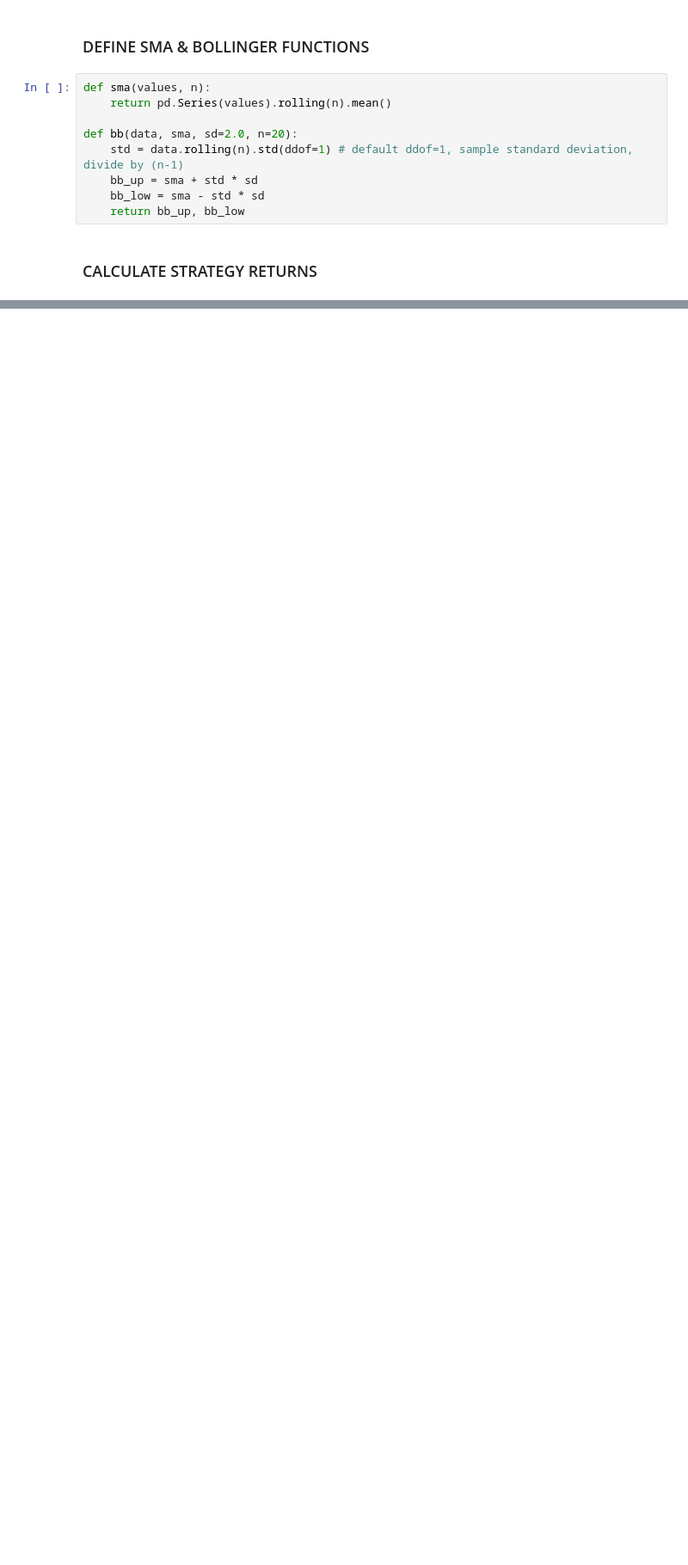
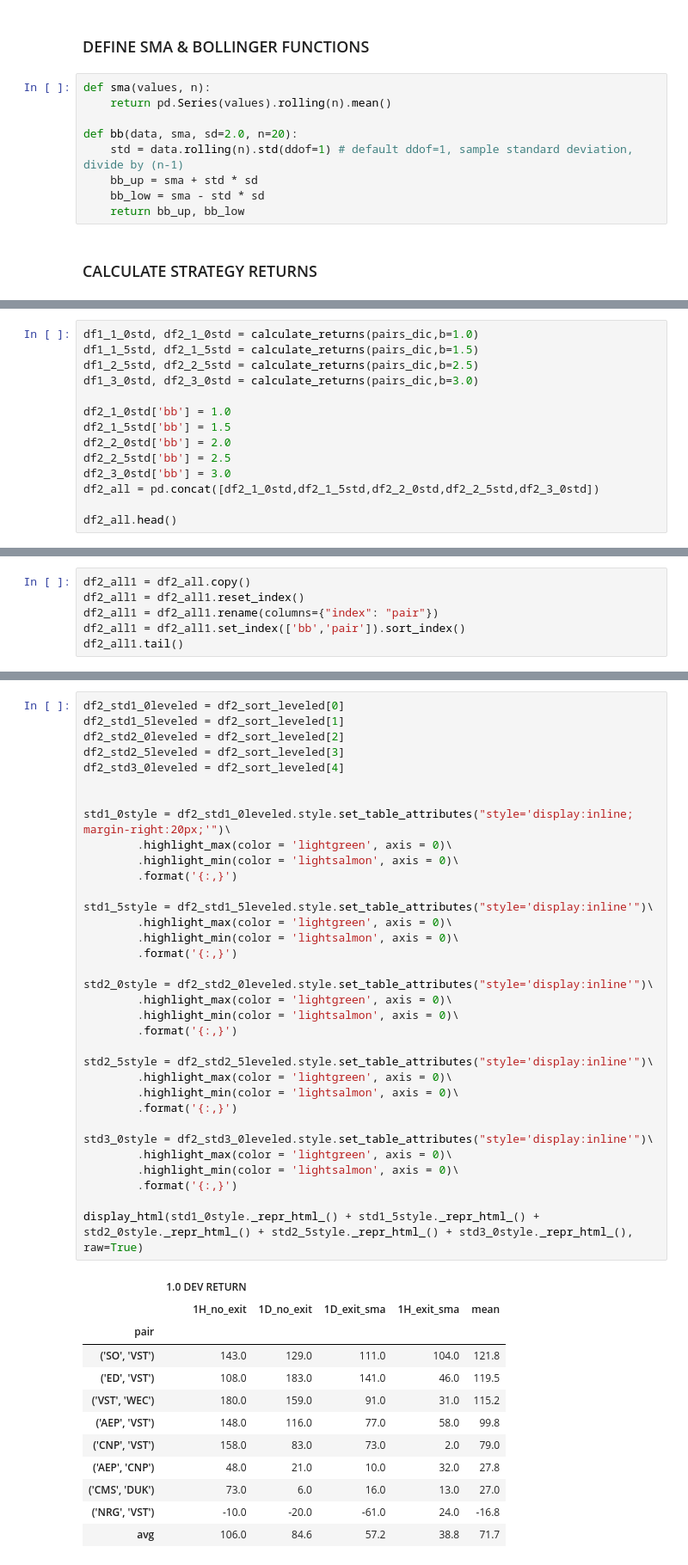
Before and after one commit to ozdemirozcelik/coint-tools, a Jupyter notebook: 7-summary-backtest.ipynb, the cells around one changed output, grey strips where cells are left out. Shown: that part at 86% size. Drawn from its saved outputs; the diff is of its cells as text; blank space fills up the shorter version.

```diff
--- a/7-summary-backtest.ipynb
+++ b/7-summary-backtest.ipynb
@@ -422,0 +469,14 @@ Return% (costs inc.)
+# %%
+df1_1_0std, df2_1_0std = calculate_returns(pairs_dic,b=1.0)
+df1_1_5std, df2_1_5std = calculate_returns(pairs_dic,b=1.5)
+df1_2_5std, df2_2_5std = calculate_returns(pairs_dic,b=2.5)
+df1_3_0std, df2_3_0std = calculate_returns(pairs_dic,b=3.0)
+
+df2_1_0std['bb'] = 1.0
+df2_1_5std['bb'] = 1.5
+df2_2_0std['bb'] = 2.0
+df2_2_5std['bb'] = 2.5
+df2_3_0std['bb'] = 3.0
+df2_all = pd.concat([df2_1_0std,df2_1_5std,df2_2_0std,df2_2_5std,df2_3_0std])
+
+df2_all.head()
@@ -422,0 +492,6 @@ Return% (costs inc.)
+# %%
+df2_all1 = df2_all.copy()
+df2_all1 = df2_all1.reset_index()
+df2_all1 = df2_all1.rename(columns={"index": "pair"})
+df2_all1 = df2_all1.set_index(['bb','pair']).sort_index()
+df2_all1.tail()
@@ -422,0 +531,47 @@ Return% (costs inc.)
+# %%
+df2_std1_0leveled = df2_sort_leveled[0]
+df2_std1_5leveled = df2_sort_leveled[1]
+df2_std2_0leveled = df2_sort_leveled[2]
+df2_std2_5leveled = df2_sort_leveled[3]
+df2_std3_0leveled = df2_sort_leveled[4]
+
+
+std1_0style = df2_std1_0leveled.style.set_table_attributes("style='display:inline; margin-right:20px;'")\
+        .highlight_max(color = 'lightgreen', axis = 0)\
+        .highlight_min(color = 'lightsalmon', axis = 0)\
+        .format('{:,}')
+
+std1_5style = df2_std1_5leveled.style.set_table_attributes("style='display:inline'")\
+        .highlight_max(color = 'lightgreen', axis = 0)\
+        .highlight_min(color = 'lightsalmon', axis = 0)\
+        .format('{:,}')
+
+std2_0style = df2_std2_0leveled.style.set_table_attributes("style='display:inline'")\
+        .highlight_max(color = 'lightgreen', axis = 0)\
+        .highlight_min(color = 'lightsalmon', axis = 0)\
+        .format('{:,}')
+
+std2_5style = df2_std2_5leveled.style.set_table_attributes("style='display:inline'")\
+        .highlight_max(color = 'lightgreen', axis = 0)\
+        .highlight_min(color = 'lightsalmon', axis = 0)\
+        .format('{:,}')
+
+std3_0style = df2_std3_0leveled.style.set_table_attributes("style='display:inline'")\
+        .highlight_max(color = 'lightgreen', axis = 0)\
+        .highlight_min(color = 'lightsalmon', axis = 0)\
+        .format('{:,}')
+
+display_html(std1_0style._repr_html_() + std1_5style._repr_html_() + std2_0style._repr_html_() + std2_5style._repr_html_() + std3_0style._repr_html_(), raw=True)
+# %% [output]
+|  | 1.0 DEV RETURN |  |  |  |  |
+|  | 1H_no_exit | 1D_no_exit | 1D_exit_sma | 1H_exit_sma | mean |
+| pair |  |  |  |  |  |
+| ('SO', 'VST') | 143.0 | 129.0 | 111.0 | 104.0 | 121.8 |
+| ('ED', 'VST') | 108.0 | 183.0 | 141.0 | 46.0 | 119.5 |
+| ('VST', 'WEC') | 180.0 | 159.0 | 91.0 | 31.0 | 115.2 |
+| ('AEP', 'VST') | 148.0 | 116.0 | 77.0 | 58.0 | 99.8 |
+| ('CNP', 'VST') | 158.0 | 83.0 | 73.0 | 2.0 | 79.0 |
+| ('AEP', 'CNP') | 48.0 | 21.0 | 10.0 | 32.0 | 27.8 |
+| ('CMS', 'DUK') | 73.0 | 6.0 | 16.0 | 13.0 | 27.0 |
+| ('NRG', 'VST') | -10.0 | -20.0 | -61.0 | 24.0 | -16.8 |
+| avg | 106.0 | 84.6 | 57.2 | 38.8 | 71.7 |
```
Also changed, not shown: parts of 26 cells of this notebook, 3 other files.
